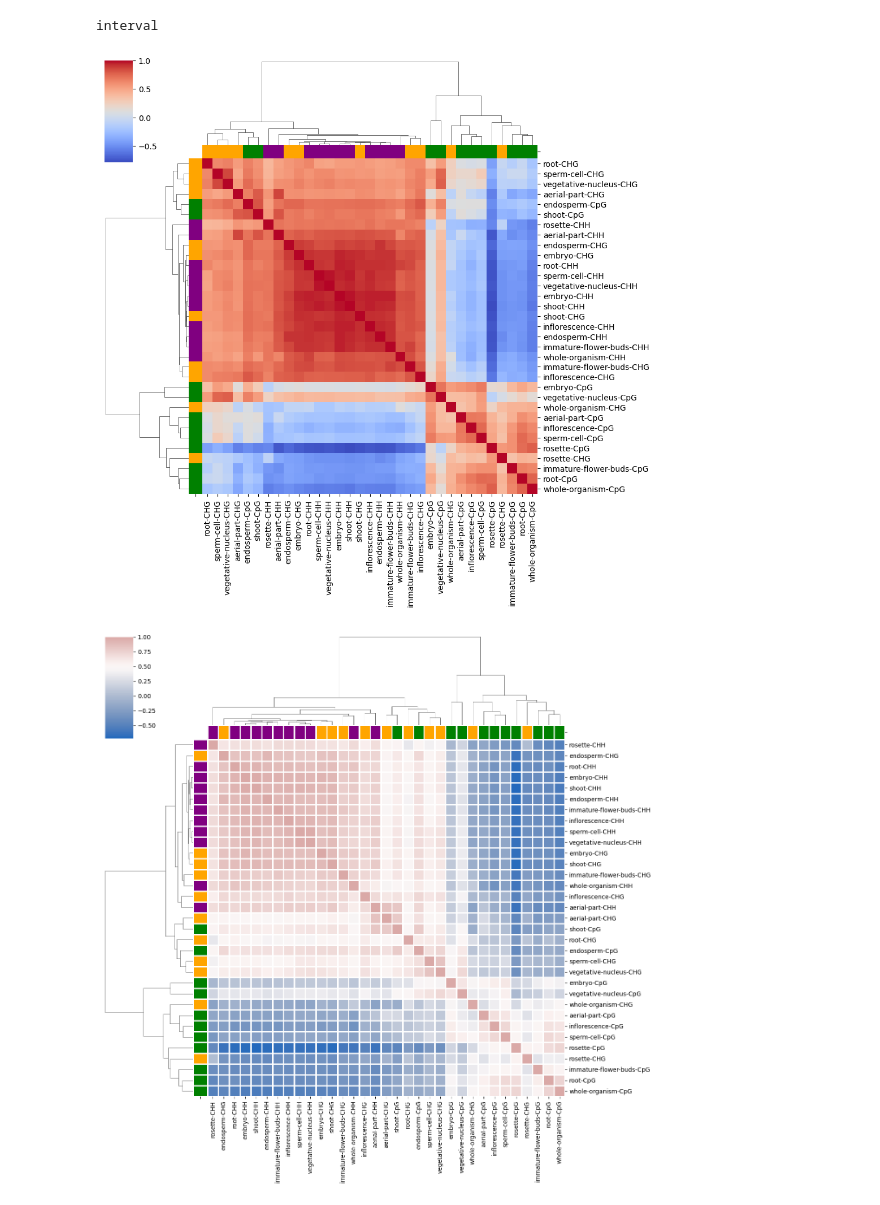
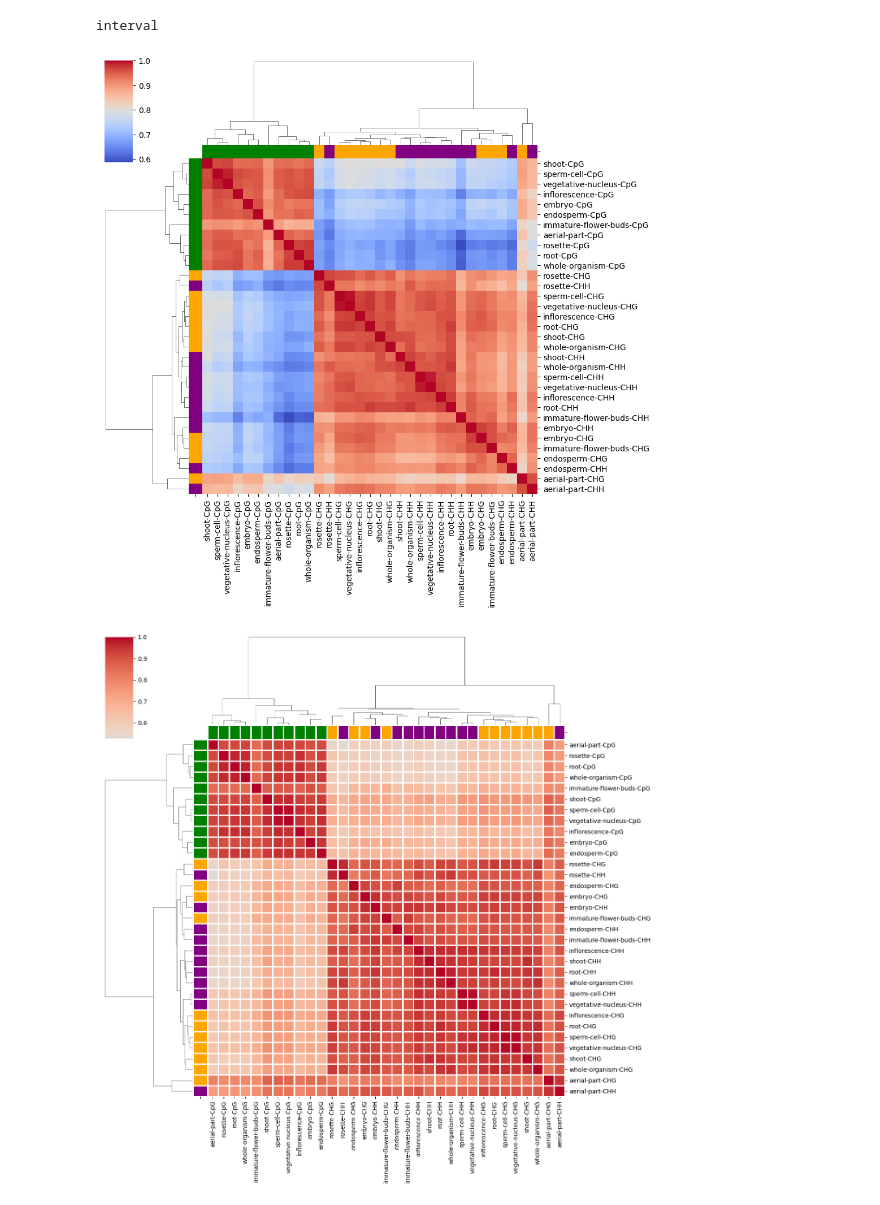
Before and after one commit to urppeia/Shannon_app_old_version, a Jupyter notebook: Plotting/ClusterMap_Chr1.ipynb, the cells around one changed output. Drawn from its saved outputs; the diff is of its cells as text; code cells hidden in the pictures.

Commit message:
Cluster maps for each Chr created

```diff
--- a/Plotting/ClusterMap_Chr1.ipynb
+++ b/Plotting/ClusterMap_Chr1.ipynb
@@ -66,8 +72,8 @@ print(combined_df.index.name)  # This should output 'interval'
 # %% [output]
 interval
 # %%
-combined_df.to_csv("combined_df_chr1.csv")
-#combined_df = pd.read_csv("combined_df_1.csv")
+#combined_df.to_csv("combined_df_chr1.csv")
+combined_df = pd.read_csv("combined_df_chr1.csv")
 # %%
 import seaborn as sns
 import matplotlib.pyplot as plt
@@ -101,7 +107,7 @@ sns.clustermap(correlation_matrix, cmap='coolwarm', col_colors=col_colors, row_c
 
 plt.show()
 # %% [output]
-[figure, old version]
+[figure, new version]
 # %%
 import seaborn as sns
 import matplotlib.pyplot as plt
@@ -116,33 +122,33 @@ context_colors = {
 context_types = combined_df.columns.to_series().apply(lambda x: x.split('-')[-1])
 col_colors = context_types.map(context_colors)
 
 if 'interval' in combined_df.columns:
     combined_df.set_index('interval', inplace=True)
 
 #numeric_index = combined_df.index.str.split('-').str[0].astype(int)
 #combined_df.index = numeric_index
 
 window_size = 60000
 windowed_means = combined_df.groupby(combined_df.index // window_size).mean()
 
 windowed_means.reset_index(drop=True, inplace=True)
 
 correlation_matrix = windowed_means.corr(method='spearman')
 
 correlation_matrix.replace([np.inf, -np.inf], np.nan, inplace=True)
 
 
 #sns.clustermap(correlation_matrix, cmap='coolwarm', col_colors=col_colors, row_colors = col_colors, figsize=(10, 10))
 
 
-sns.clustermap(correlation_matrix,
-                           center=0.5, cmap="vlag",
+sns.clustermap(correlation_matrix, cmap ="coolwarm",
+                           center=0.5,
                            row_colors=col_colors, col_colors=col_colors,
                            linewidths=0.75, figsize=(13, 13))
 
 
 
 
 plt.show()
 # %% [output]
-[figure, old version]
+[figure, new version]
```
Also changed, not shown: parts of 8 cells of this notebook, 9 other files.
